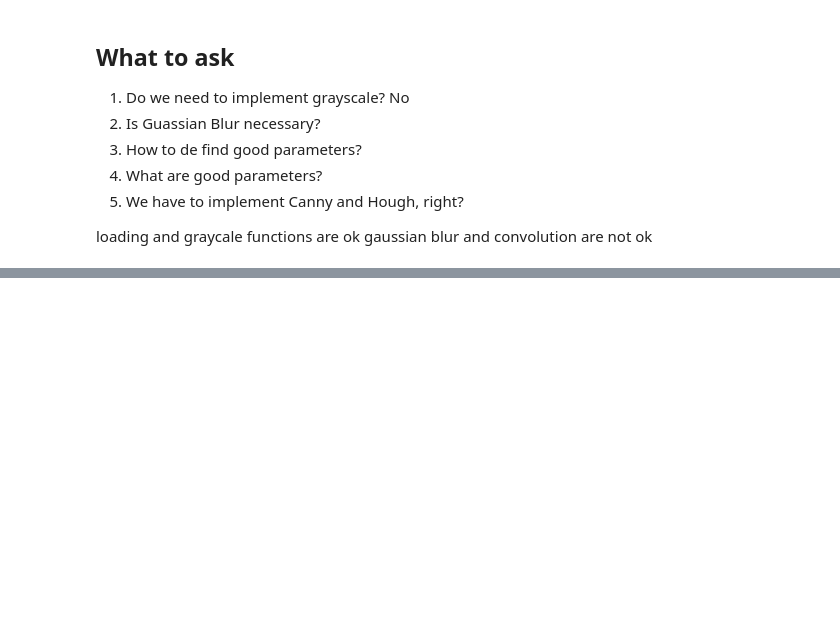
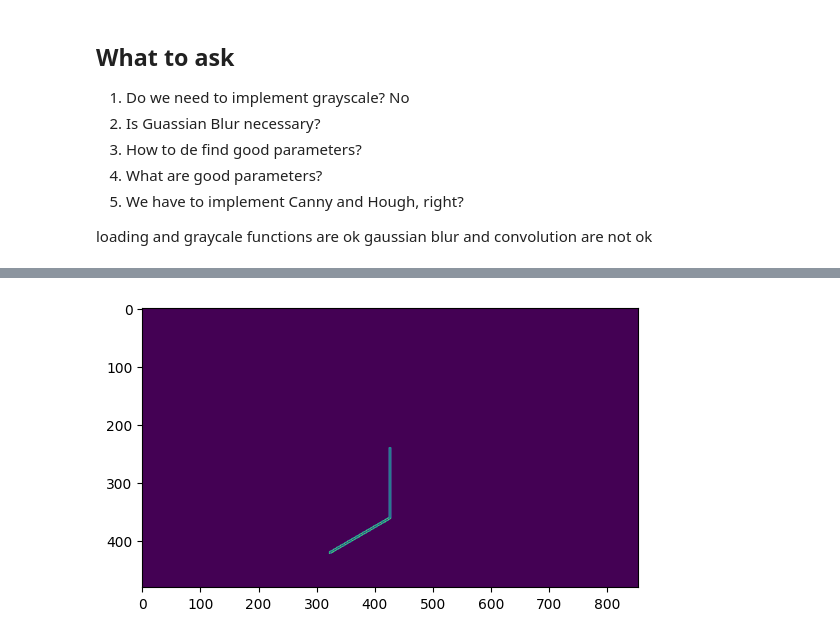
Before and after one commit to coeus-uk/computer-vision, a Jupyter notebook: Task1.ipynb, the cells around one changed output, grey strips where cells are left out. Drawn from its saved outputs; the diff is of its cells as text; code cells hidden in the pictures; blank space fills up the shorter version.

```diff
--- a/Task1.ipynb
+++ b/Task1.ipynb
@@ -586,3 +654,98 @@ dataset
 
 loading and graycale functions are ok
 gaussian blur and convolution are not ok
+# %%
+def get_rotated_image(image:np.ndarray, angle: int)-> np.ndarray:
+
+    height, width = image.shape[:2]
+
+    rotation_matrix = cv2.getRotationMatrix2D((width / 2, height / 2), angle, 1)
+
+    # Apply the rotation to the image
+    rotated_image = cv2.warpAffine(image, rotation_matrix, (width, height))
+    return rotated_image
+# %%
+dataset = pd.read_csv("Task1Dataset\\list.txt") # import data
+
+our_total_error = 0 # error counter
+hough_lines = 0 # inistaite hough_lines
+thresh = 0 # hough threshold
+counter = 0 # initiate conuter for dynamic param assignment
+best_hough = None # keep track of best hough model, initiate to None
+
+for (i, row) in enumerate(dataset[3:4].itertuples()):
+    filename, correct_answer = row.FileName, row.AngleInDegrees
+
+    # Read in image, importantly with intensity values 0-255 not 0-1
+    img = cv2.imread(f"Task1Dataset\\{filename}", cv2.IMREAD_GRAYSCALE)
+    img = get_rotated_image(img, 90)
+
+    #Canny Step
+    edges, magnitudes = utils.canny(img, gauss_kernel_size=3, sigma=20, low_threshold=50, high_threshold=150)
+    non_zero_values = magnitudes.flatten()[magnitudes.flatten() != 0]
+
+    # Count the occurrences of each non-zero value
+    unique_values, counts = np.unique(non_zero_values, return_counts=True)
+    #unique_values, counts  = np.unique([value for row in magnitudes for value in row if value != 0], return_counts= True)
+    most_frequent_values = unique_values[counts == np.max(counts)]
+    sorted_indices = np.argsort(counts)[::-1]
+    sorted_values = unique_values[sorted_indices]
+    sorted_counts = counts[sorted_indices]
+
+    # Find the second most frequent non-zero value(s)
+    second_most_frequent_values = sorted_values[1]
+    print(second_most_frequent_values)
+    plt.imshow(edges)
+    plt.show()
+    #Hough Step
+    hough_lines = utils.hough_lines(edges, threshold = 90, theta_res= 5, rho_res=1)
+    best_hough = hough_lines
+
+    # Dynamic hyperparameter aassignment
+    while len(hough_lines) < 4 or len(hough_lines) > 6:
+        if counter == 100: break
+        counter += 1
+        if len(hough_lines) > 6:
+            thresh += 1
+            hough_lines = utils.hough_lines(edges, threshold = 90 + thresh, theta_res= 1.668, rho_res=1)
+            best_hough = best_hough if np.argmin((abs(len(best_hough) - 4), abs(len(hough_lines) - 4), abs(len(best_hough) - 6), abs(len(hough_lines) - 6)))%2 ==0 else hough_lines
+
+        else:
+            thresh -= 1
+            hough_lines = utils.hough_lines(edges, threshold = 90 + thresh, theta_res= 1.668, rho_res=1)
+            best_hough = best_hough if np.argmin((abs(len(best_hough) - 4), abs(len(hough_lines) - 4), abs(len(best_hough) - 6), abs(len(hough_lines) - 6)))%2 ==0 else hough_lines
+
+
+    #print(len(hough_lines))
+    counter = 0
+    line_angles = []
+    for rho, theta in best_hough:
+        # Handle whether the line is in the positive or negative x
+        #theta += np.pi
+        if (rho < 0):
+            # print("error:", filename)
+            theta += np.pi
+
+        theta = theta % (np.pi)
+        line_angles.append(theta)
+
+    if(len(line_angles) < 2):
+        print(f"Skipping  - need at least 2 lines")
+
+
+    # Calculate difference of angles and choose the smaller angle
+    print(f"max line {np.rad2deg(max(line_angles))} | min line {np.rad2deg(min(line_angles))}")
+
+    angle1 = abs(max(line_angles) - min(line_angles))
+    angle2 = (2 * np.pi) - angle1
+    print("angle1: " , np.rad2deg(angle1) , "angle2: ", np.rad2deg(angle2))
+
+    angle_between_lines = min(angle1, angle2)
+    angle_between_lines = np.round(np.rad2deg(angle_between_lines))
+
+    print(f"Our Prediction: {angle_between_lines} -- Correct_answer: {correct_answer} -- Errors: {np.abs(correct_answer-angle_between_lines)}")
+    our_total_error += np.abs(correct_answer-angle_between_lines)
+    print("\n")
+
+print(f"Our Total Error: {our_total_error}")
+# %% [output]
@@ -588,0 +753 @@ gaussian blur and convolution are not ok
+[figure, added]
```
Also changed, not shown: parts of 10 cells of this notebook, 5 other files.
